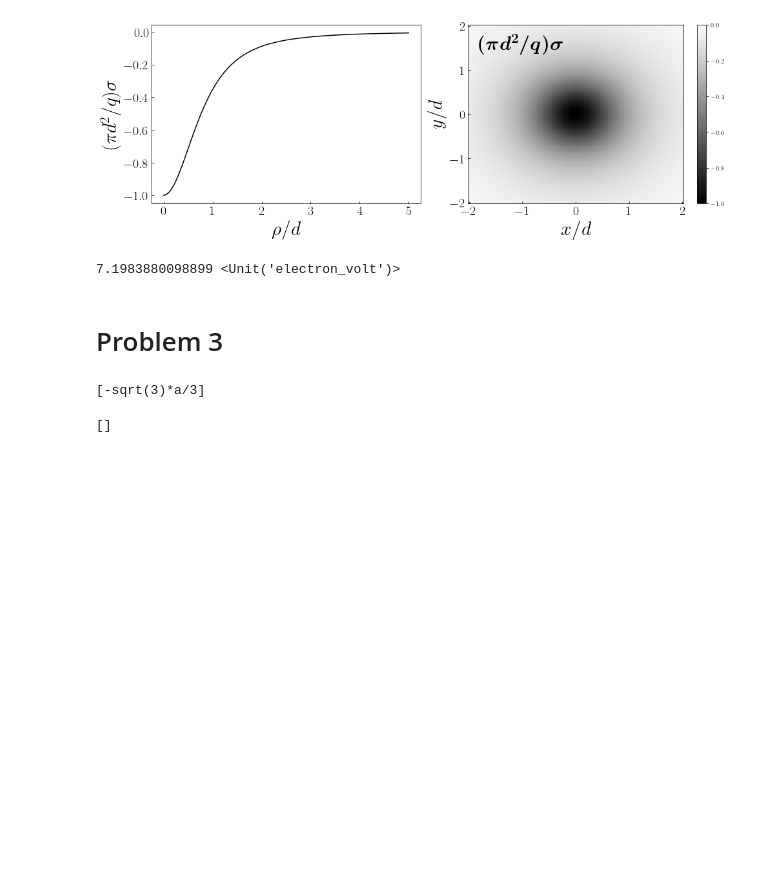
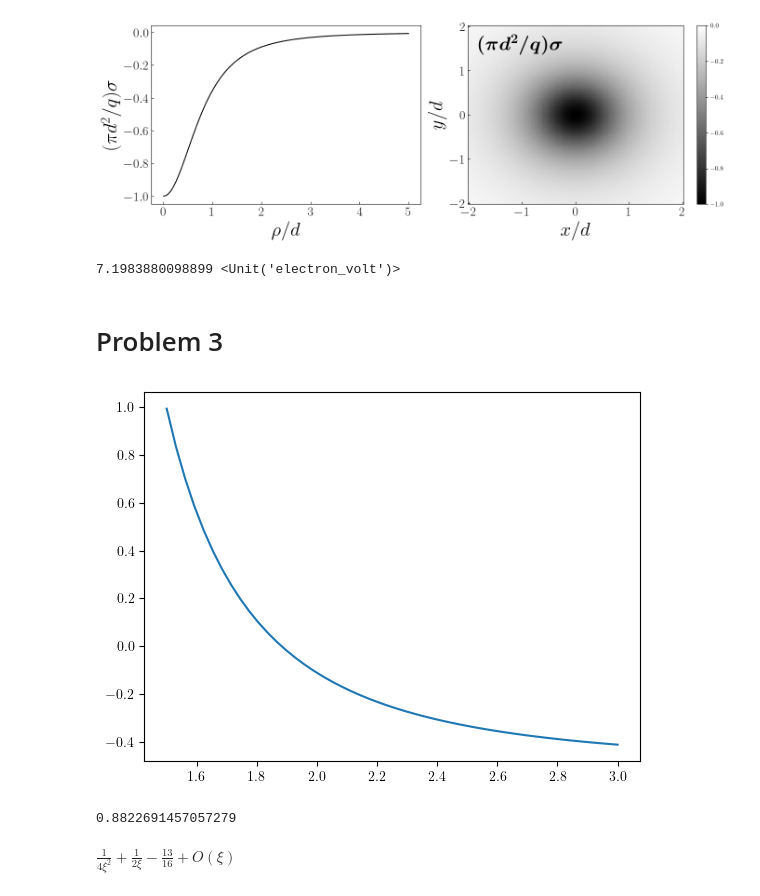
Before and after one commit to rwhitehill/EM-Fall2023, a Jupyter notebook: HW3/Untitled.ipynb, the cells around one changed output. Drawn from its saved outputs; the diff is of its cells as text; code cells hidden in the pictures; blank space fills up the shorter version.

```diff
--- a/HW3/Untitled.ipynb
+++ b/HW3/Untitled.ipynb
@@ -66,9 +61,20 @@ expr2 = q/a + 2*qp/sp.sqrt(b**2 + a**2)
-# %%
-expr1 = 1/(b-a) + 1/(a+b)
-expr2 = 2/sp.sqrt(a**2 + b**2)
-sp.solve(expr1-expr2,b)
-# %% [output]
-[-sqrt(3)*a/3]
+# %%
+f = lambda t,z: (2*t**2 - 1)/t/(t**2-1)**2 - z
 # %%
+x = np.linspace(1.5,3)
+plt.plot(x,f(x,0.5))
+plt.show()
 # %% [output]
-[]
+[figure, added]
+# %%
+x = brentq(f,1.3,3,args=(0.5))
+xi = x - 1
+print(xi)
+# %% [output]
+0.8822691457057279
+# %%
+xi = sp.symbols(r'\xi',real=True,positive=True)
+expr = (2*(xi+1)**2 - 1)/(xi+1)/((xi+1)**2-1)**2
+expr.series(xi,0,1)
+# %% [output]
+$\displaystyle \frac{1}{4 \xi^{2}} + \frac{1}{2 \xi} - \frac{13}{16} + O\left(\xi\right)$
```
Also changed, not shown: parts of 2 cells of this notebook, 3 other files.
